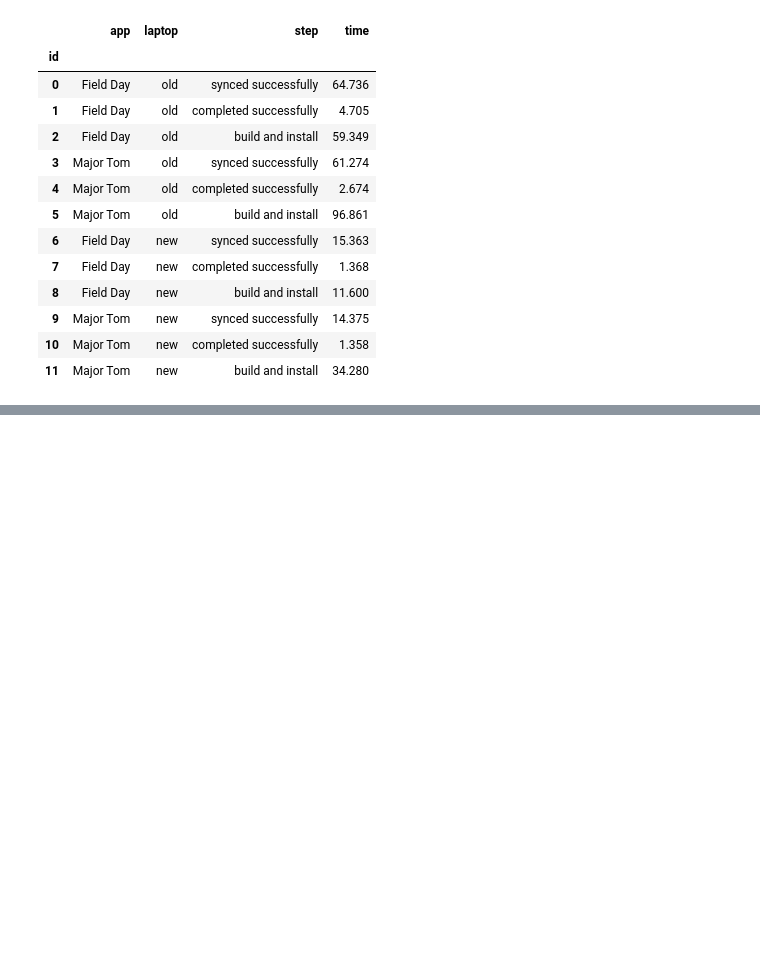
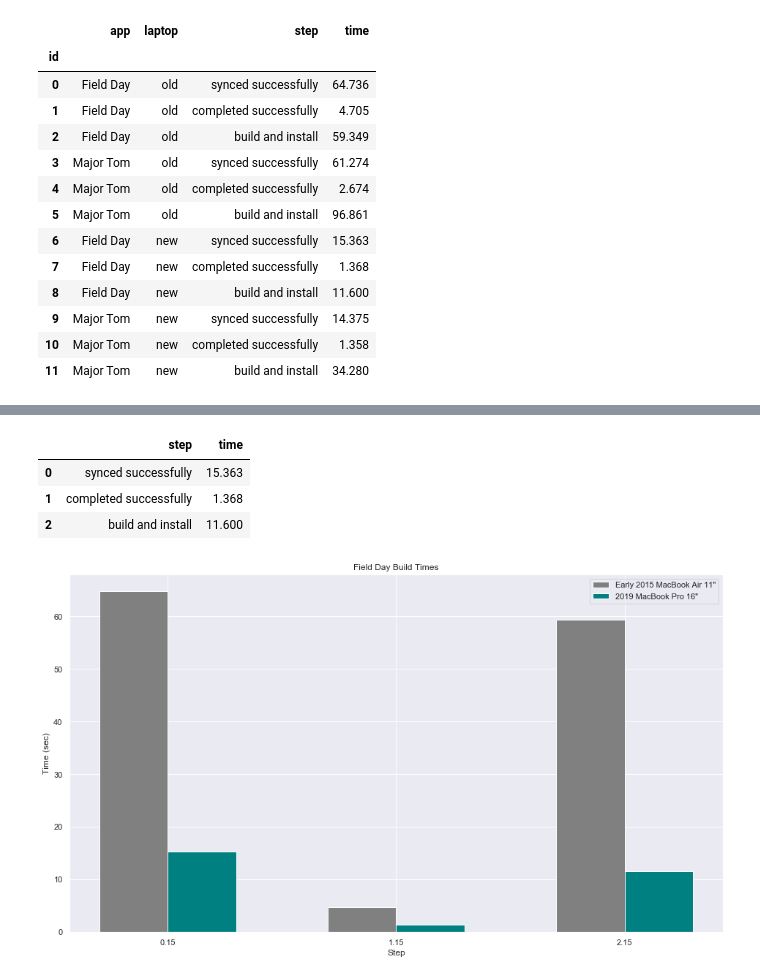
Before and after one commit to craigearley/studio-build-time-comparison, a Jupyter notebook: android-studio-build-comparison.ipynb, the cells around one changed output, grey strips where cells are left out. Saved outputs shown, nothing was run; the diff lists cells and outputs as text; code cells hidden in the pictures; blank space fills up the shorter version.

```diff
--- a/android-studio-build-comparison.ipynb
+++ b/android-studio-build-comparison.ipynb
@@ -56,0 +55,30 @@ To do
+# %%
+old_fieldday = studio_data[(studio_data.laptop=='old') & (studio_data.app=='Field Day')][['step','time']].reset_index(drop=True)
+old_majortom = studio_data[(studio_data.laptop=='old') & (studio_data.app=='Major Tom')][['step','time']].reset_index(drop=True)
+new_fieldday = studio_data[(studio_data.laptop=='new') & (studio_data.app=='Field Day')][['step','time']].reset_index(drop=True)
+new_majortom = studio_data[(studio_data.laptop=='new') & (studio_data.app=='Major Tom')][['step','time']].reset_index(drop=True)
+# %%
+new_fieldday
+# %% [output]
+|  | step | time |
+| 0 | synced successfully | 15.363 |
+| 1 | completed successfully | 1.368 |
+| 2 | build and install | 11.600 |
+# %%
+sns.set()
+
+fig, ax = plt.subplots(figsize=(16,9))
+index = new_fieldday.index
+bar_width = 0.3
+
+bars_old = plt.bar(index, old_fieldday['time'], bar_width, color='gray', label='Early 2015 MacBook Air 11\"')
+bars_new = plt.bar(index + bar_width, new_fieldday['time'], bar_width, color='teal', label='2019 MacBook Pro 16\"')
+
+plt.xlabel('Step')
+plt.ylabel('Time (sec)')
+plt.title('Field Day Build Times')
+plt.xticks(index+0.5*bar_width)
+plt.legend()
+plt.show()
+# %% [output]
+[figure, added]
```
Also changed, not shown: parts of 4 cells of this notebook.
